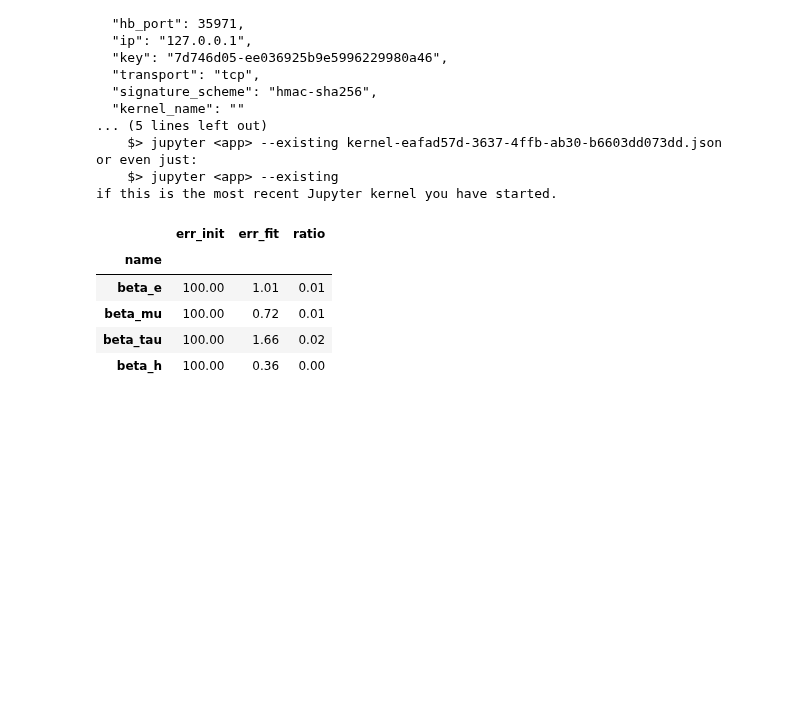
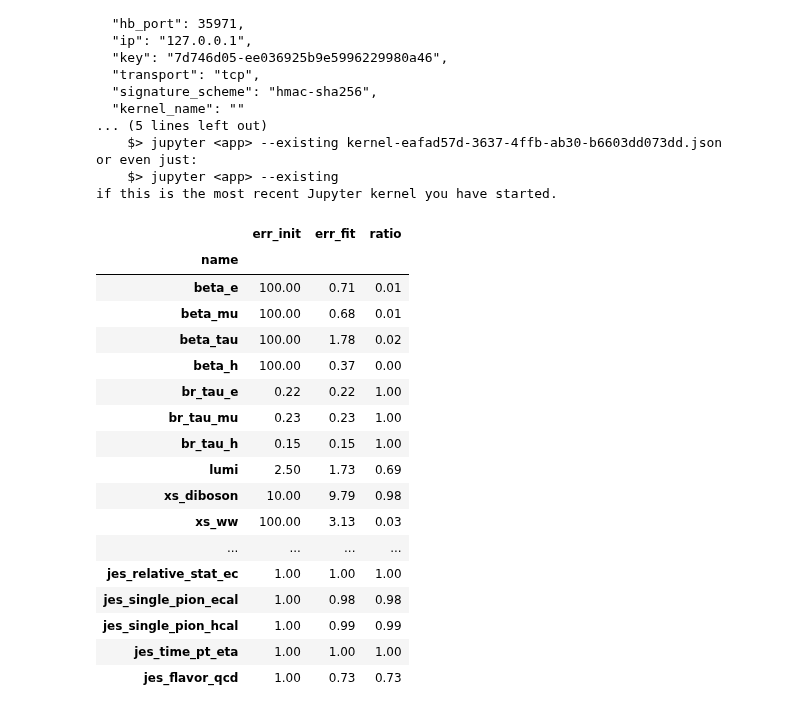
Before and after one commit to NWUHEP/analysis-tools, a Jupyter notebook: notebooks/asimov_covariance.ipynb, the cells around one changed output. Cells and saved outputs as stored; diff of their text form; code cells hidden in the pictures; blank space fills up the shorter version.

```diff
--- a/notebooks/asimov_covariance.ipynb
+++ b/notebooks/asimov_covariance.ipynb
@@ -57,7 +57,7 @@ or even just:
 if this is the most recent Jupyter kernel you have started.
 # %%
 # configure, get the input data, and do any additional processing that is needed
-input_dir  = f'local_data/templates/test_e_sf/'
+input_dir  = f'local_data/templates/test_pt_binning/'
 processes = ['ttbar', 't', 'ww', 'wjets', 'zjets_alt', 'diboson', 'fakes']
 selections = [
               'ee', 'mumu',
@@ -98,7 +98,7 @@ fit_data.veto_list = [
     #'mu4j_cat_gt4_eq1', 'mu4j_cat_gt4_gt2',
 
     # e/mu DY CR
-    'ee_cat_gt2_eq0',  'mumu_cat_gt2_eq0',
+    #'ee_cat_gt2_eq0',  'mumu_cat_gt2_eq0',
 
     # e+mu additional ttbar
     #'emu_cat_gt2_eq0', 'emu_cat_eq1_eq0_a', 'emu_cat_eq1_eq1_a',
@@ -126,38 +126,50 @@ stderr, corr = fh.calculate_covariance(fobj, params_pre.values)
 # plot errors
 parameters = fit_data._parameters.copy()
 parameters['val_fit'] = fit_data.get_params_init()
 parameters['err_fit'] = stderr
 
 # scale branching fraction values
 param_mask = np.array(parameters.type == 'poi', dtype=bool)
 val_init = parameters.loc[param_mask, 'val_init']
 parameters.loc[param_mask, 'err_init'] *= 100/val_init
 parameters.loc[param_mask, 'err_fit'] *= 100/val_init
 
 parameters['ratio'] = parameters.err_fit/parameters.err_init
 
 # scale normalization values
 param_mask = np.array(parameters.type == 'norm', dtype=bool)
 parameters.loc[param_mask, 'err_init'] *= 100
 parameters.loc[param_mask, 'err_fit'] *= 100
 
 pd.set_option('display.float_format', lambda x: '%.2f' % x)
 pd.set_option('display.max_columns', parameters.shape[0])
 pd.set_option('display.max_rows', parameters.shape[0])
 
 # plot nuisance parameter errors and constraints
 parameters.set_index('label')
 parameters.to_csv('local_data/pulls.csv')
 
 #parameters[['val_init', 'err_init', 'val_fit', 'err_fit']]
-parameters[['err_init', 'err_fit', 'ratio']].head(4)
+parameters[['err_init', 'err_fit', 'ratio']]#.head(4)
 # %% [output]
 |  | err_init | err_fit | ratio |
 | name |  |  |  |
-| beta_e | 100.00 | 1.01 | 0.01 |
-| beta_mu | 100.00 | 0.72 | 0.01 |
-| beta_tau | 100.00 | 1.66 | 0.02 |
-| beta_h | 100.00 | 0.36 | 0.00 |
+| beta_e | 100.00 | 0.71 | 0.01 |
+| beta_mu | 100.00 | 0.68 | 0.01 |
+| beta_tau | 100.00 | 1.78 | 0.02 |
+| beta_h | 100.00 | 0.37 | 0.00 |
+| br_tau_e | 0.22 | 0.22 | 1.00 |
+| br_tau_mu | 0.23 | 0.23 | 1.00 |
+| br_tau_h | 0.15 | 0.15 | 1.00 |
+| lumi | 2.50 | 1.73 | 0.69 |
+| xs_diboson | 10.00 | 9.79 | 0.98 |
+| xs_ww | 100.00 | 3.13 | 0.03 |
+| ... | ... | ... | ... |
+| jes_relative_stat_ec | 1.00 | 1.00 | 1.00 |
+| jes_single_pion_ecal | 1.00 | 0.98 | 0.98 |
+| jes_single_pion_hcal | 1.00 | 0.99 | 0.99 |
+| jes_time_pt_eta | 1.00 | 1.00 | 1.00 |
+| jes_flavor_qcd | 1.00 | 0.73 | 0.73 |
 # %%
 # produce correlation matrix
 p_labels_fancy = fit_data._parameters.label
```
Also changed, not shown: parts of 3 cells of this notebook, 10 other files.
